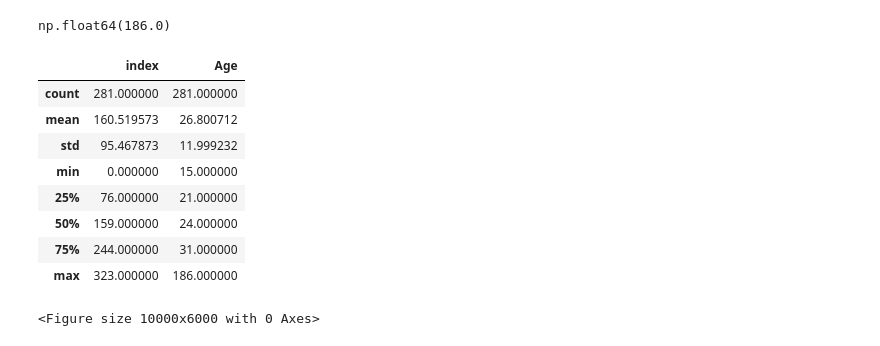
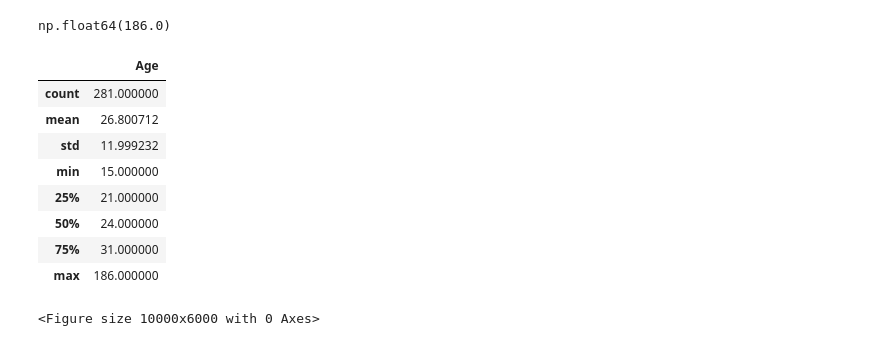
Before and after one commit to dzhamaldinov-maksim/my_data_analyst_road, a Jupyter notebook: portfolio/indieelevate/test_work.ipynb, the cells around one changed output. Cells and saved outputs as stored; diff of their text form; code cells hidden in the pictures.

Commit message:
new data, new method to work

```diff
--- a/portfolio/indieelevate/test_work.ipynb
+++ b/portfolio/indieelevate/test_work.ipynb
@@ -59,39 +59,42 @@ np.float64(186.0)
 # %%
 import pandas as pd
 import numpy as np
 import matplotlib
 import matplotlib.pyplot as plt
 import seaborn as sns
  #0
-df = pd.read_csv('C:\\Users\\Максим Феликсович\\Documents\\GitHub\\my_data_analyst_road\\test_dataset\\indieelevate\\data_2.csv')
+url='https://drive.google.com/file/d/1ZcwUvMMtraP0FWTPa_wkxJtNnQrXCpvo/view?usp=drive_link'
+url='https://drive.google.com/uc?id=' + url.split('/')[-2]
+df = pd.read_csv(url)
+
 
 #1
 # df.info()
 
 #2
 df.rename(columns={'Ответ на вопрос': 'answer', 'Unnamed: 0': 'index'}, inplace=True)
 
 df.duplicated()
 df.drop_duplicates(inplace=True)
 
 df.dropna(inplace=True)
 df.describe()
 # data = df.loc[df['Age'] < 100]
 
 # #3
 # plt.figure(figsize=(25,15), dpi=400)
 # sns.pairplot(data, hue="answer")
 # plt.show()
 # %% [output]
-|  | index | Age |
-| count | 281.000000 | 281.000000 |
-| mean | 160.519573 | 26.800712 |
-| std | 95.467873 | 11.999232 |
-| min | 0.000000 | 15.000000 |
-| 25% | 76.000000 | 21.000000 |
-| 50% | 159.000000 | 24.000000 |
-| 75% | 244.000000 | 31.000000 |
-| max | 323.000000 | 186.000000 |
+|  | Age |
+| count | 281.000000 |
+| mean | 26.800712 |
+| std | 11.999232 |
+| min | 15.000000 |
+| 25% | 21.000000 |
+| 50% | 24.000000 |
+| 75% | 31.000000 |
+| max | 186.000000 |
 # %%
 import pandas as pd
 import numpy as np
```
Also changed, not shown: parts of 1 cell of this notebook, 3 other files.
